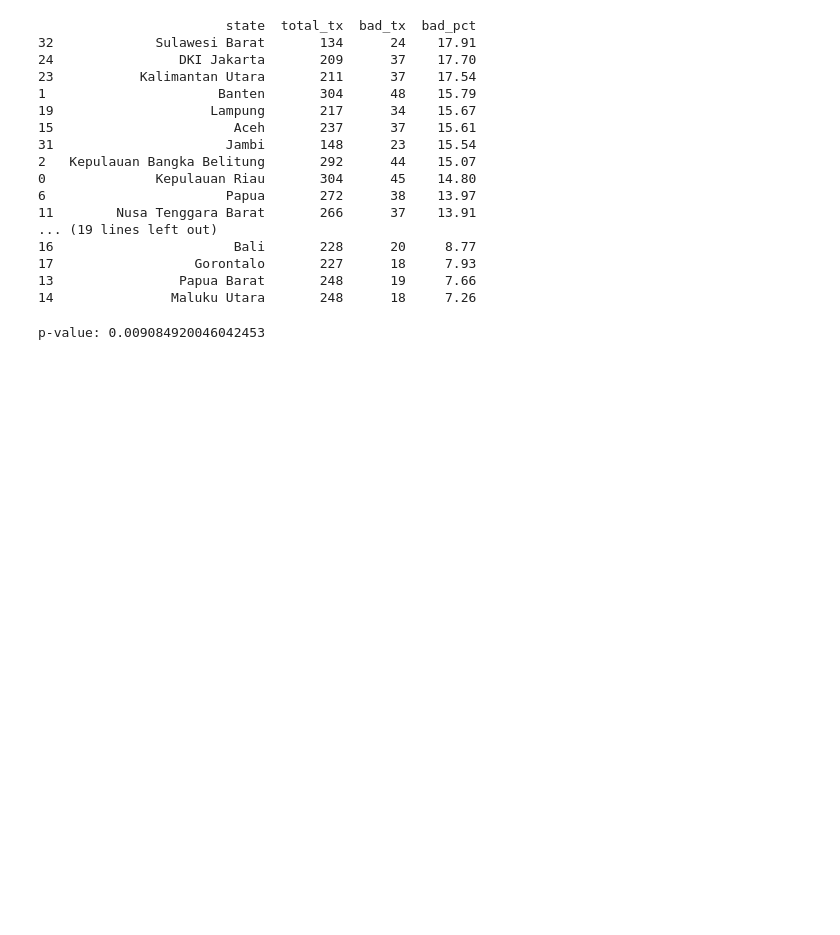
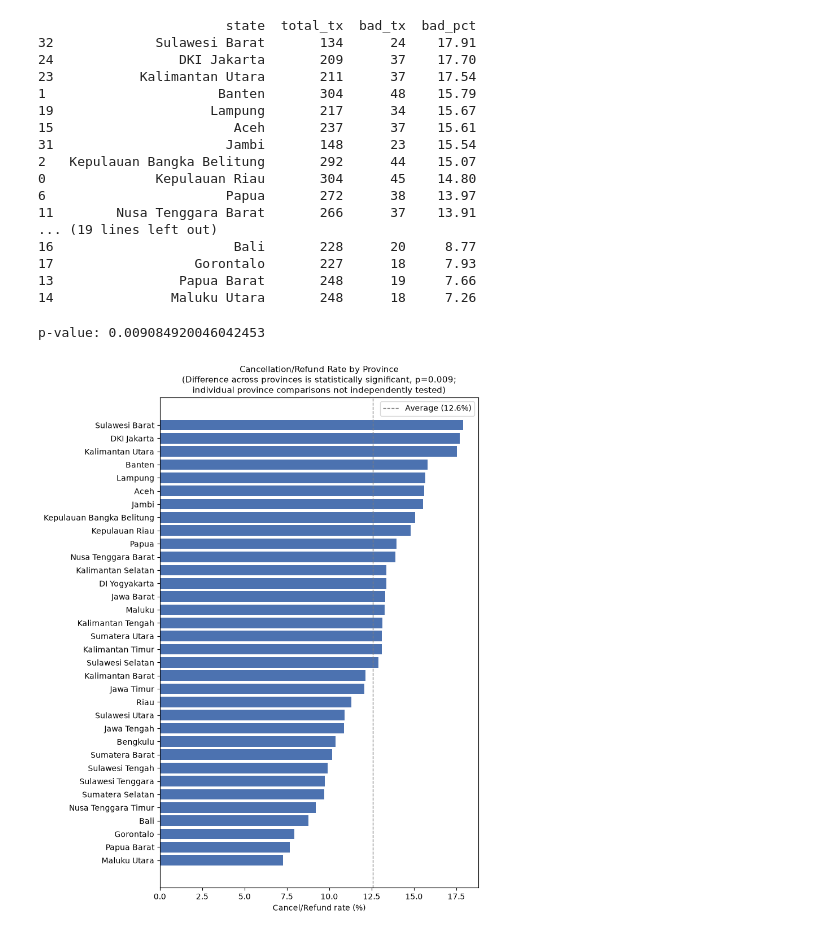
Before and after one commit to AkhileshKotwal/Ecommerce_cancellation_analysis, a Jupyter notebook: Ecommerce_cancellation_analysis.ipynb, the cells around one changed output. Saved outputs shown, nothing was run; the diff lists cells and outputs as text; code cells hidden in the pictures; blank space fills up the shorter version.

```diff
--- a/Ecommerce_cancellation_analysis.ipynb
+++ b/Ecommerce_cancellation_analysis.ipynb
@@ -240,0 +303,17 @@ p-value: 0.009084920046042453
+# %%
+import matplotlib.pyplot as plt
+
+df_sorted = state_by_value_clean.sort_values('bad_pct', ascending=True)
+overall_avg = df_sorted['bad_pct'].mean()  # or use the true overall rate: 100*sum(bad_tx)/sum(total_tx)
+
+fig, ax = plt.subplots(figsize=(8, 10))
+ax.barh(df_sorted['state'], df_sorted['bad_pct'], color='#4C72B0')
+ax.axvline(overall_avg, color='gray', linestyle='--', linewidth=1, label=f'Average ({overall_avg:.1f}%)')
+ax.set_xlabel('Cancel/Refund rate (%)')
+ax.set_title('Cancellation/Refund Rate by Province\n(Difference across provinces is statistically significant, p=0.009;\nindividual province comparisons not independently tested)', fontsize=11)
+ax.legend()
+plt.tight_layout()
+plt.savefig('charts/04_state_cancel_rate.png')
+plt.show()
+# %% [output]
+[figure, added]
```
Also changed, not shown: parts of 19 cells of this notebook, 6 other files.
